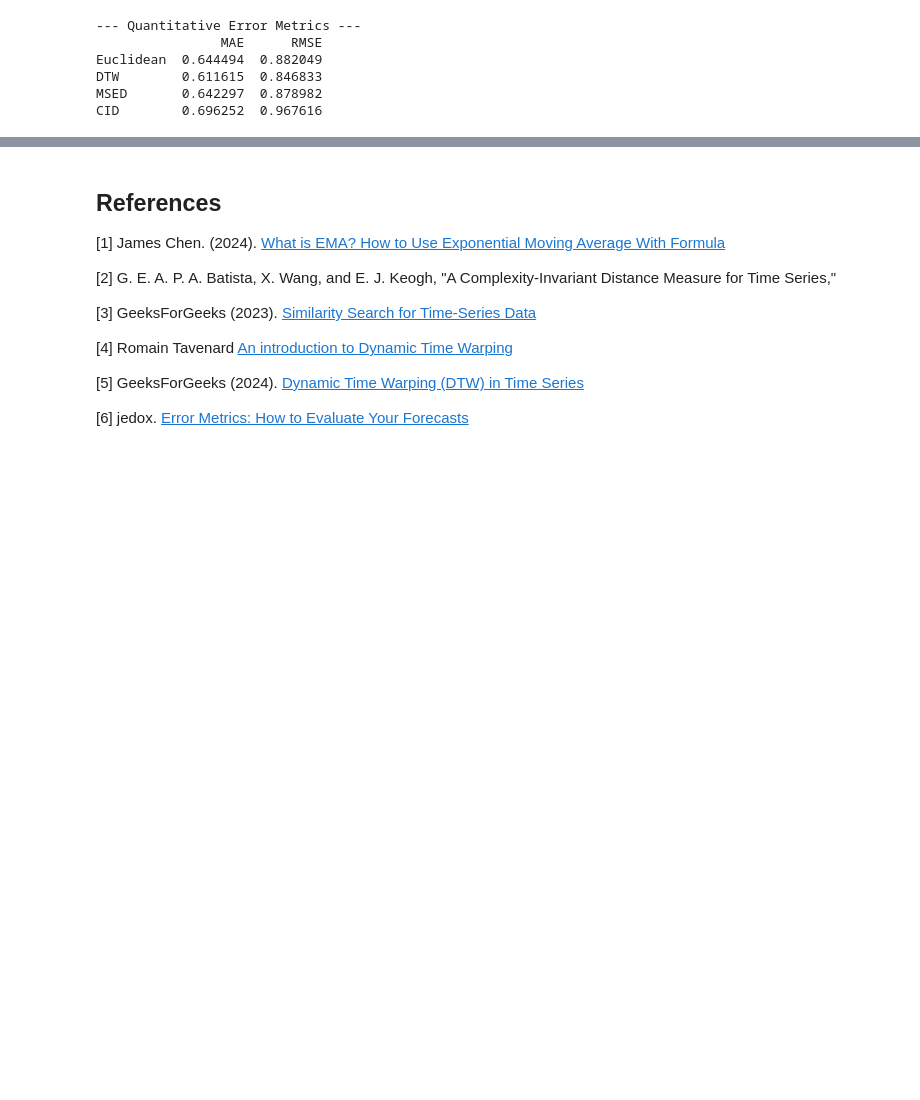
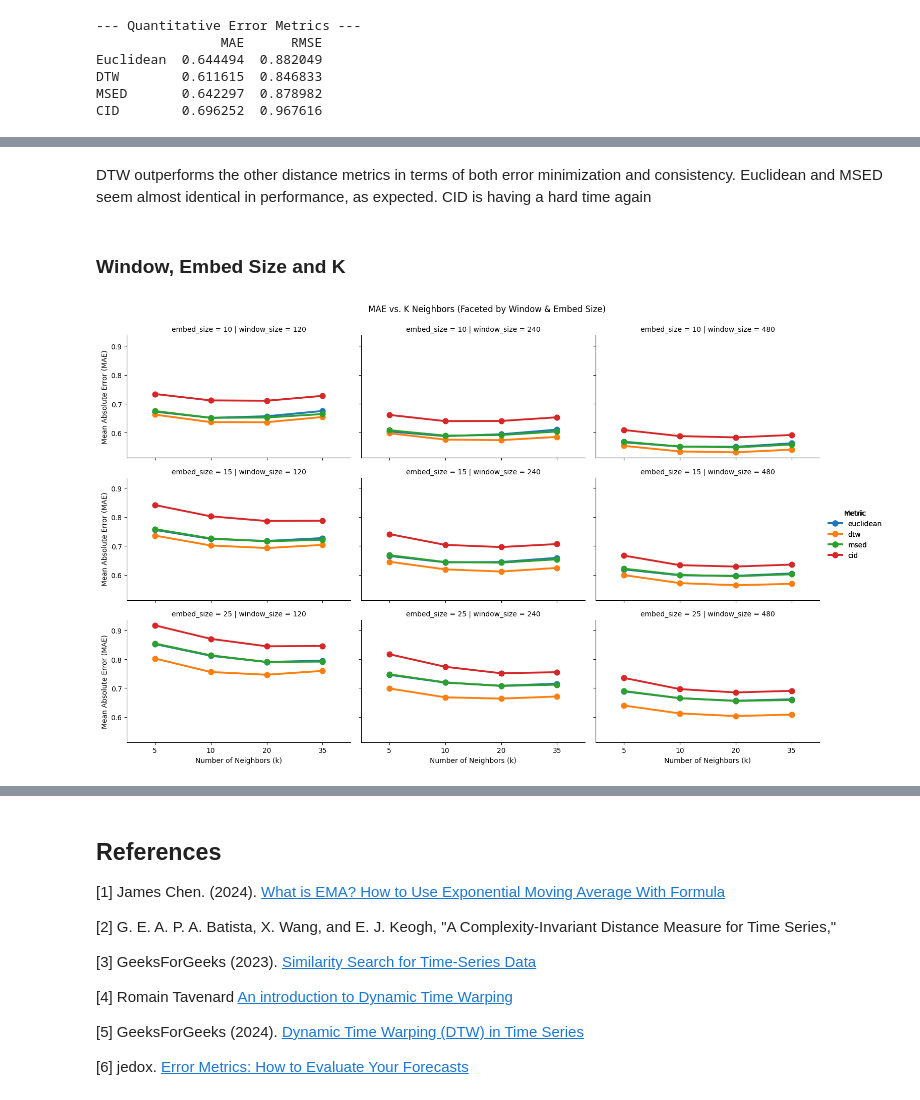
Before and after one commit to Kristofferjoha/Dynamic-Time-Patterns, a Jupyter notebook: Dynamic_Time_Patterns.ipynb, the cells around one changed output, grey strips where cells are left out. Drawn from its saved outputs; the diff is of its cells as text; code cells hidden in the pictures; blank space fills up the shorter version.

```diff
--- a/Dynamic_Time_Patterns.ipynb
+++ b/Dynamic_Time_Patterns.ipynb
@@ -971,0 +1081,23 @@ Therefore, while DTW was the most effective distance metric found here, the over
+# %% [markdown]
+DTW outperforms the other distance metrics in terms of both error minimization and consistency. Euclidean and MSED seem almost identical in performance, as expected. CID is having a hard time again
+# %% [markdown]
+### Window, Embed Size and K
+# %%
+g = sns.catplot(
+    data=df_grid_search_results,
+    x='k',
+    y='MAE',
+    hue='metric',
+    col='window_size',
+    row='embed_size',
+    kind='point',
+    sharey=True,
+    height=3, aspect=1.5,
+    legend_out=True
+)
+g.fig.suptitle('MAE vs. K Neighbors (Faceted by Window & Embed Size)', y=1.03)
+g.set_axis_labels("Number of Neighbors (k)", "Mean Absolute Error (MAE)")
+g.add_legend(title="Metric")
+plt.show()
+# %% [output]
+[figure, added]
```
Also changed, not shown: parts of 49 cells of this notebook, 3 other files.
